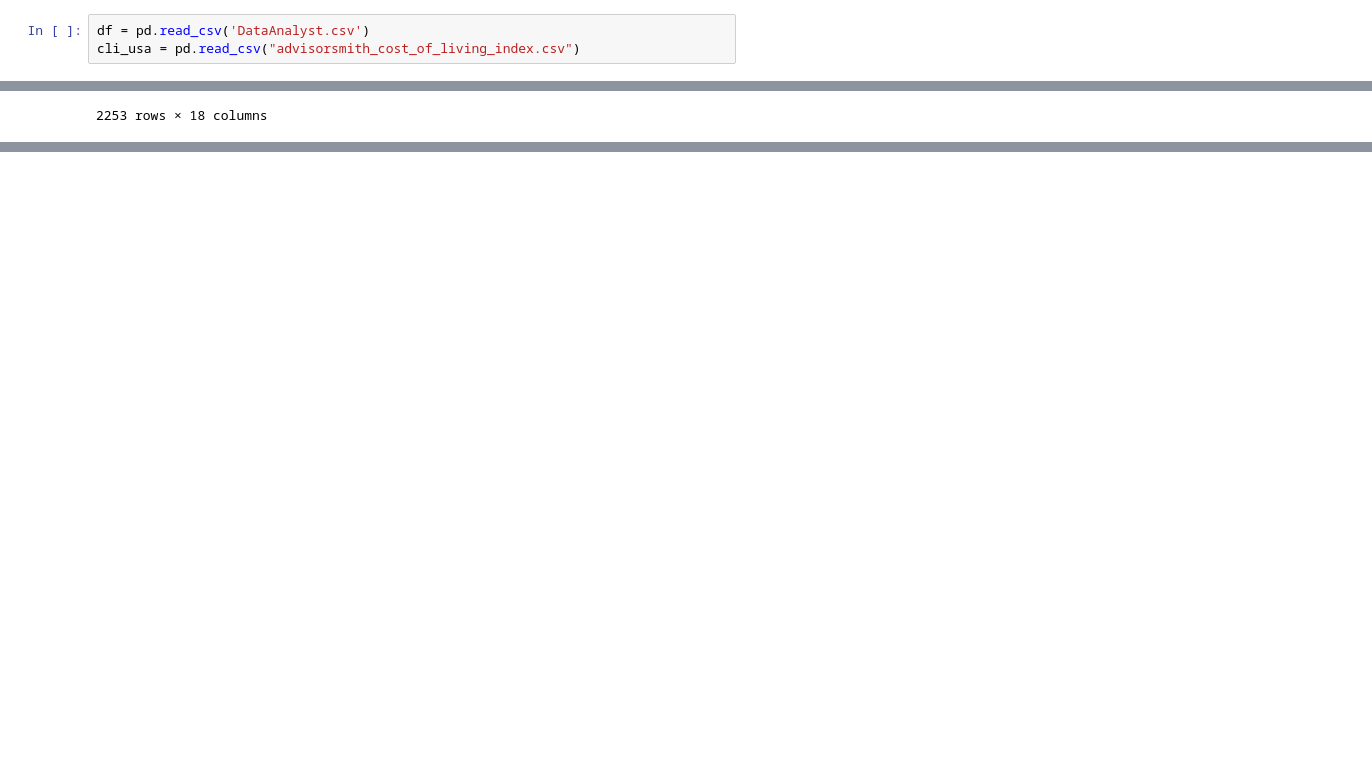
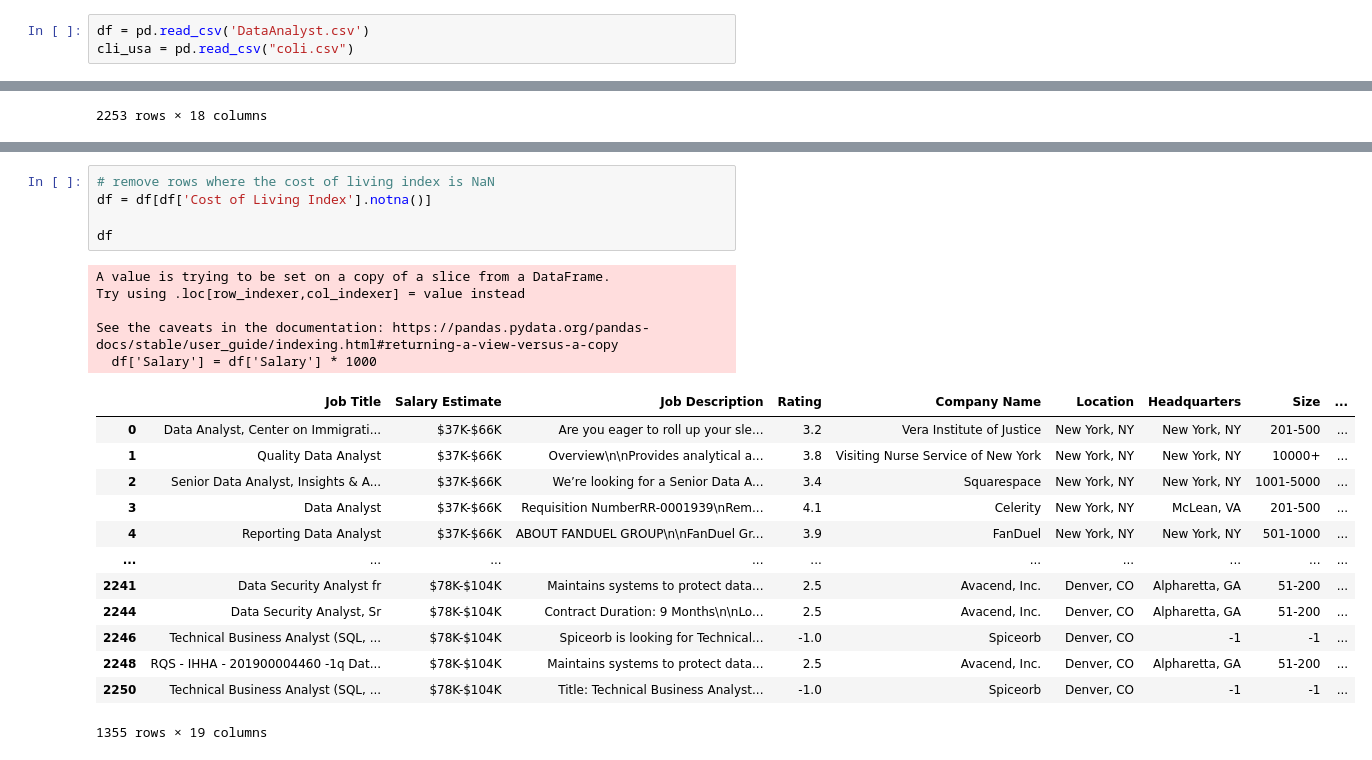
Before and after one commit to damla-jpg/brane-data-analyst-jobs, a Jupyter notebook: data_exploration.ipynb, the cells around one changed output, grey strips where cells are left out. Saved outputs shown, nothing was run; the diff lists cells and outputs as text; blank space fills up the shorter version.

```diff
--- a/data_exploration.ipynb
+++ b/data_exploration.ipynb
@@ -8,6 +10,6 @@ import seaborn as sns
 # %%
 df = pd.read_csv('DataAnalyst.csv')
-cli_usa = pd.read_csv("advisorsmith_cost_of_living_index.csv")
+cli_usa = pd.read_csv("coli.csv")
 # %%
 # drop the first column
 def data_cleaning(df):
@@ -97,0 +100,24 @@ Name: count, Length: 74, dtype: int64
+# %%
+# remove rows where the cost of living index is NaN
+df = df[df['Cost of Living Index'].notna()]
+
+df
+# %% [output]
+A value is trying to be set on a copy of a slice from a DataFrame.
+Try using .loc[row_indexer,col_indexer] = value instead
+
+See the caveats in the documentation: https://pandas.pydata.org/pandas-docs/stable/user_guide/indexing.html#returning-a-view-versus-a-copy
+  df['Salary'] = df['Salary'] * 1000
+|  | Job Title | Salary Estimate | Job Description | Rating | Company Name | Location | Headquarters | Size | ... |
+| 0 | Data Analyst, Center on Immigrati... | $37K-$66K | Are you eager to roll up your sle... | 3.2 | Vera Institute of Justice | New York, NY | New York, NY | 201-500 | ... |
+| 1 | Quality Data Analyst | $37K-$66K | Overview\n\nProvides analytical a... | 3.8 | Visiting Nurse Service of New York | New York, NY | New York, NY | 10000+ | ... |
+| 2 | Senior Data Analyst, Insights & A... | $37K-$66K | We’re looking for a Senior Data A... | 3.4 | Squarespace | New York, NY | New York, NY | 1001-5000 | ... |
+| 3 | Data Analyst | $37K-$66K | Requisition NumberRR-0001939\nRem... | 4.1 | Celerity | New York, NY | McLean, VA | 201-500 | ... |
+| 4 | Reporting Data Analyst | $37K-$66K | ABOUT FANDUEL GROUP\n\nFanDuel Gr... | 3.9 | FanDuel | New York, NY | New York, NY | 501-1000 | ... |
+| ... | ... | ... | ... | ... | ... | ... | ... | ... | ... |
+| 2241 | Data Security Analyst fr | $78K-$104K | Maintains systems to protect data... | 2.5 | Avacend, Inc. | Denver, CO | Alpharetta, GA | 51-200 | ... |
+| 2244 | Data Security Analyst, Sr | $78K-$104K | Contract Duration: 9 Months\n\nLo... | 2.5 | Avacend, Inc. | Denver, CO | Alpharetta, GA | 51-200 | ... |
+| 2246 | Technical Business Analyst (SQL, ... | $78K-$104K | Spiceorb is looking for Technical... | -1.0 | Spiceorb | Denver, CO | -1 | -1 | ... |
+| 2248 | RQS - IHHA - 201900004460 -1q Dat... | $78K-$104K | Maintains systems to protect data... | 2.5 | Avacend, Inc. | Denver, CO | Alpharetta, GA | 51-200 | ... |
+| 2250 | Technical Business Analyst (SQL, ... | $78K-$104K | Title: Technical Business Analyst... | -1.0 | Spiceorb | Denver, CO | -1 | -1 | ... |
+1355 rows × 19 columns
```
Also changed, not shown: parts of 7 cells of this notebook, 10 other files.
